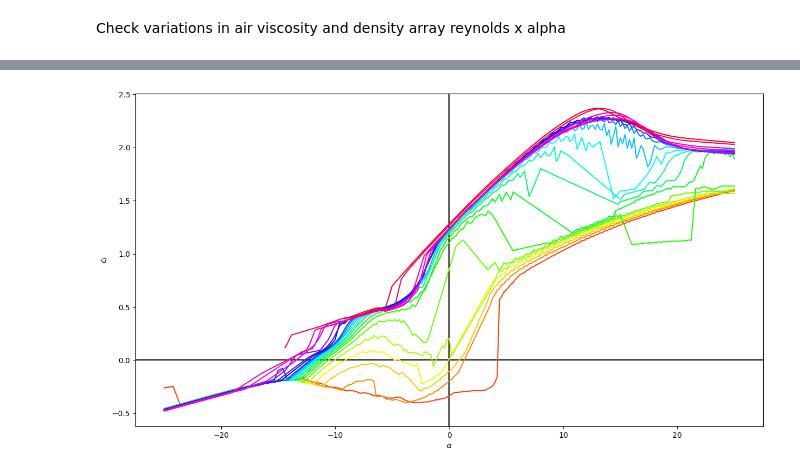
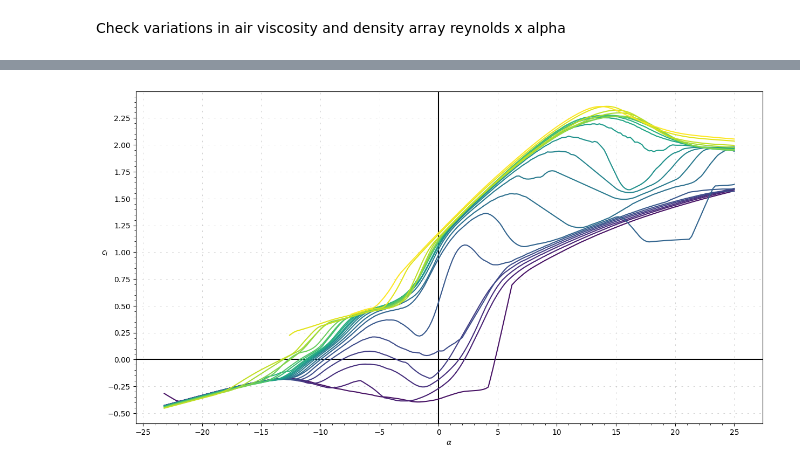
Before and after one commit to hg-heds/14bits_calc, a Jupyter notebook: aerodynamics.ipynb, the cells around one changed output, grey strips where cells are left out. Cells and saved outputs as stored; diff of their text form; code cells hidden in the pictures.

Commit message:
smoother

```diff
--- a/aerodynamics.ipynb
+++ b/aerodynamics.ipynb
@@ -10,7 +11,7 @@ AIR_VISCOSITY   = 1.7894e-5     * 1e0   # kg/m/s  or Pa*s (Dynamic)
 MEAN_CHORD      = 200           * 1e-3  # mm
 WINGSPAN        = 1200          * 1e-3  # mm
 # %%
-alpha,reynolds,cl,cd,cm = np.load("tkv2008_analysis_3.npy",allow_pickle=True)
+alpha,reynolds,cl,cd,cm = np.load("tkv2008_analysis_3_smooth.npy",allow_pickle=True)
 # %%
 velocity = AIR_VISCOSITY * reynolds / AIR_DENSITY / MEAN_CHORD
 # %%
@@ -45,3 +23,0 @@ array([14.60734694])
-# %%
-for i,rey in enumerate(reynolds):
-    print(i,rey)
@@ -62,11 +24,16 @@ for i,rey in enumerate(reynolds):
 # %%
 fig = plt.figure(figsize=(15,8))
 ax = fig.add_subplot(1,1,1)
-ax.set_ylabel("$c_l$")
+ax.set_ylabel("$c_l$",rotation=0)
 ax.set_xlabel("$\\alpha$")
 ax.axvline(color='black')
 ax.axhline(color='black')
+ax.grid(which='major',linewidth=0.4,linestyle=(0, (5,15)))
+ax.set_yticks(np.arange(-0.5,3,0.05),minor=True)
+ax.set_yticks(np.arange(-0.5,3,0.25))
+ax.set_xticks(alpha[0::5],minor=True)
+ax.set_xticks(alpha[0::25])
 for i,rey in enumerate(reynolds):
-    ax.plot(alpha,cl[:,i],color=colormap.hsv((i+1)/(len(reynolds))))
+    ax.plot(alpha,cl[:,i],color=colormap.viridis((i+1)/(len(reynolds))))
 # %% [output]
-[figure, old version]
+[figure, new version]
```
Also changed, not shown: parts of 10 cells of this notebook, 4 other files.
